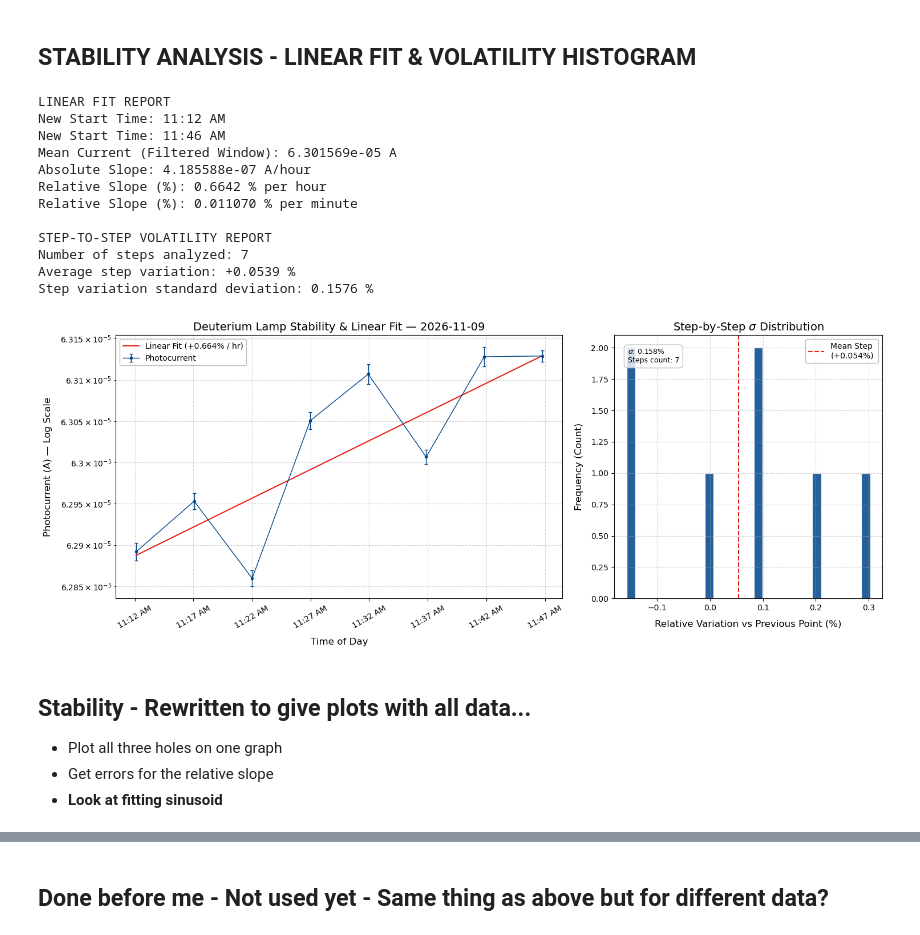
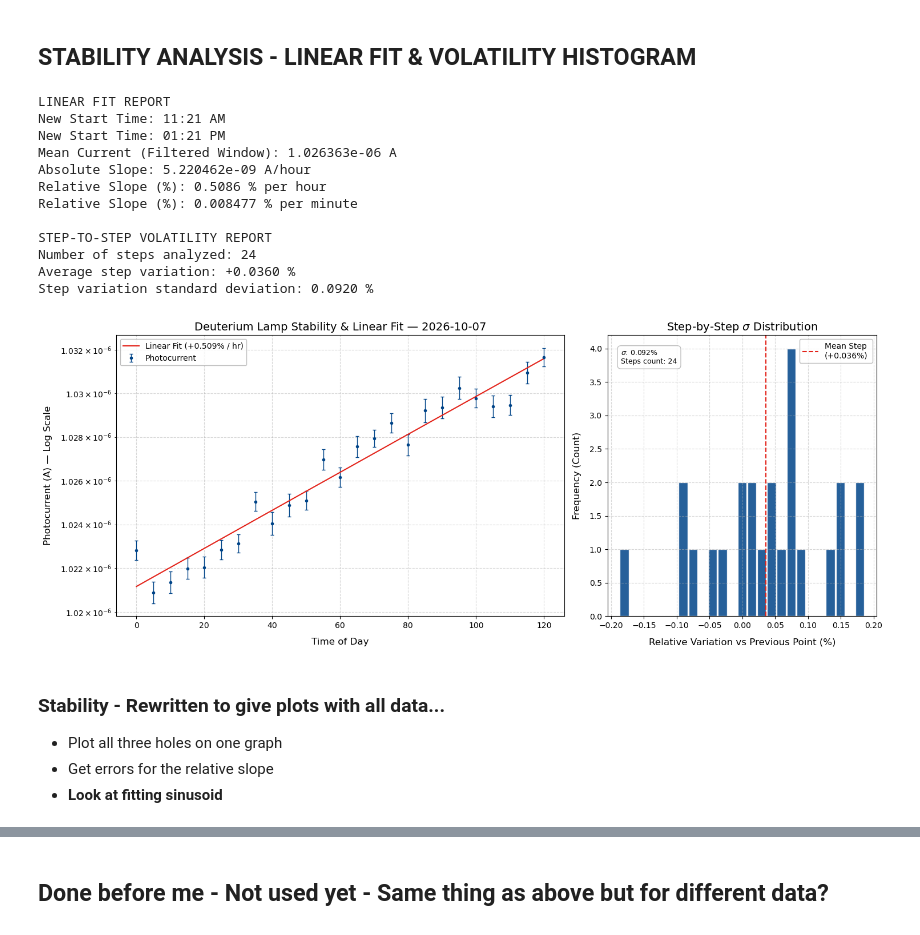
Before and after one commit to laughtonmichael2004-hue/lea-summer_2026_Internship, a Jupyter notebook: 2. Deuterium Lamp/Deuterium Lamp Analysis Code.ipynb, the cells around one changed output, grey strips where cells are left out. Drawn from its saved outputs; the diff is of its cells as text; code cells hidden in the pictures.

```diff
--- a/2. Deuterium Lamp/Deuterium Lamp Analysis Code.ipynb
+++ b/2. Deuterium Lamp/Deuterium Lamp Analysis Code.ipynb
@@ -1830,15 +2425,15 @@ import numpy as np
 import pandas as pd
 
 # LOAD DATA
-path_file = r"C:\Users\laugh\lea-summer-2026-internship-forked\lea-summer_2026_Internship\2. Deuterium Lamp\(2026-11-09)_Data\hour_2_spectrum_hole_num_3.txt"
+path_file = r"C:\Users\laugh\lea-summer-2026-internship-forked\lea-summer_2026_Internship\2. Deuterium Lamp\Data\(2026-10-11)_Stability_data\D2lamp_128nm_stability.txt"
 df = pd.read_csv(path_file)
 df['timestamp'] = pd.to_datetime(df['timestamp'])
 df['t_min'] = (df['timestamp'] - df['timestamp'].iloc[0]).dt.total_seconds() / 60
 
 # FILTER DATA (Start at 10:25 AM, when lamp is "stable")
 # Cannot be bothered to figure out the times... use like 30
-df_filtered = df[df['t_min'] >= 15.0].copy()
-df_filtered = df_filtered[df_filtered['t_min'] <= 1000.0].copy() # cuts off the step seen at the end...
+df_filtered = df[df['t_min'] >= 30.0].copy()
+df_filtered = df_filtered[df_filtered['t_min'] <= 150.0].copy() # cuts off the step seen at the end...
 
 # CALCULATE LINEAR FIT & SLOPE IN %
 # Convert filtered timestamps to numerical minutes/hours from the new start point
@@ -1883,61 +2478,61 @@ fig, (ax1, ax2) = plt.subplots(1, 2, figsize=(15, 6), gridspec_kw={'width_ratios
 
 # LEFT PLOT: Long-term Time Evolution & Drift
 ax1.set_yscale('log')
-ax1.errorbar(df_filtered['timestamp'], current_vals, yerr=current_stds, color='#004488', linestyle='-', linewidth=1, fmt='o', markersize=3, elinewidth=1, capsize=2, label='Photocurrent')
-ax1.plot(df_filtered['timestamp'], fit_line, color='#e32219', linestyle='-', linewidth=1.5,
+ax1.errorbar(time_minutes, current_vals, yerr=current_stds, color='#004488', linestyle='None', linewidth=1, fmt='o', markersize=3, elinewidth=1, capsize=2, label='Photocurrent')
+ax1.plot(time_minutes, fit_line, color='#e32219', linestyle='-', linewidth=1.5,
          label=f'Linear Fit ({slope_pct_per_hour:+.3f}% / hr)')
 
 # ax1.set_ylim(5.3e-5, 5.4e-5)
 ax1.set_title(f'Deuterium Lamp Stability & Linear Fit — {experiment_date}', fontsize=14)
-ax1.set_xlabel('Time of Day', fontsize=12, labelpad=10)
+ax1.set_xlabel('Time from Start of Measurement (min)', fontsize=12, labelpad=10)
 ax1.set_ylabel('Photocurrent (A) — Log Scale', fontsize=12, labelpad=10)
 ax1.grid(True, which="both", linestyle='--', alpha=0.5, color='#b0b0b0')
 
-ax1.xaxis.set_major_formatter(mdates.DateFormatter('%I:%M %p'))
+#ax1.xaxis.set_major_formatter(mdates.DateFormatter('%I:%M %p'))
 #ax1.xaxis.set_major_locator(mdates.MinuteLocator(byminute=[0, 30]))
-ax1.xaxis.set_major_locator(mdates.MinuteLocator(interval=5))
-ax1.tick_params(axis='x', rotation=30)
+#ax1.xaxis.set_major_locator(mdates.MinuteLocator(interval=10))
+#ax1.tick_params(axis='x', rotation=30)
 ax1.legend(loc='upper left', frameon=True, edgecolor='#b0b0b0')
 
 # RIGHT PLOT: Short-term Step Volatility Histogram
 counts, bins, patches = ax2.hist(relative_diffs_pct, bins=25, color='#004488',
                                  edgecolor='white', alpha=0.85, rwidth=0.9)
 ax2.axvline(mean_step, color='#e32219', linestyle='--', linewidth=1.5,
            label=f'Mean Step \n({mean_step:+.3f}%)')
 
 ax2.set_title('Step-by-Step $\\sigma$ Distribution', fontsize=14)
 ax2.set_xlabel('Relative Variation vs Previous Point (%)', fontsize=12, labelpad=10)
 ax2.set_ylabel('Frequency (Count)', fontsize=12, labelpad=10)
 ax2.grid(True, linestyle='--', alpha=0.5, color='#b0b0b0')
 ax2.legend(loc='upper right', frameon=True, edgecolor='#b0b0b0')
 
 stats_box = f"$\\sigma$: {std_step:.3f}% \nSteps count: {len(relative_diffs_pct)}"
 ax2.text(0.05, 0.95, stats_box, transform=ax2.transAxes, fontsize=9,
          verticalalignment='top', bbox=dict(boxstyle='round,pad=0.5', facecolor='white', edgecolor='#b0b0b0', alpha=0.8))
 
 plt.tight_layout()
 
 #save_path = r"C:\Users\leaga\OneDrive\Desktop\Internship UoM\VUV Monochromator\2. Deuterium Lamp\Stability\stability_5.65deg_5min_intervals_20260721.png"
 #os.makedirs(os.path.dirname(save_path), exist_ok=True)
 #plt.savefig("Stability_and_volatility_report_hour_2_hole_3_(09-11-2026).png", dpi=600, bbox_inches='tight')
 
 plt.show()
 # %% [output]
 LINEAR FIT REPORT
-New Start Time: 11:12 AM
-New Start Time: 11:46 AM
-Mean Current (Filtered Window): 6.301569e-05 A
-Absolute Slope: 4.185588e-07 A/hour
-Relative Slope (%): 0.6642 % per hour
-Relative Slope (%): 0.011070 % per minute
+New Start Time: 11:21 AM
+New Start Time: 01:21 PM
+Mean Current (Filtered Window): 1.026363e-06 A
+Absolute Slope: 5.220462e-09 A/hour
+Relative Slope (%): 0.5086 % per hour
+Relative Slope (%): 0.008477 % per minute
 
 STEP-TO-STEP VOLATILITY REPORT
-Number of steps analyzed: 7
-Average step variation: +0.0539 %
-Step variation standard deviation: 0.1576 %
+Number of steps analyzed: 24
+Average step variation: +0.0360 %
+Step variation standard deviation: 0.0920 %
-[figure, old version]
+[figure, new version]
 # %% [markdown]
-## Stability - Rewritten to give plots with all data...
+### Stability - Rewritten to give plots with all data...
 * Plot all three holes on one graph
 * Get errors for the relative slope
 * **Look at fitting sinusoid**
```
Also changed, not shown: parts of 27 cells of this notebook, 7 other files.
